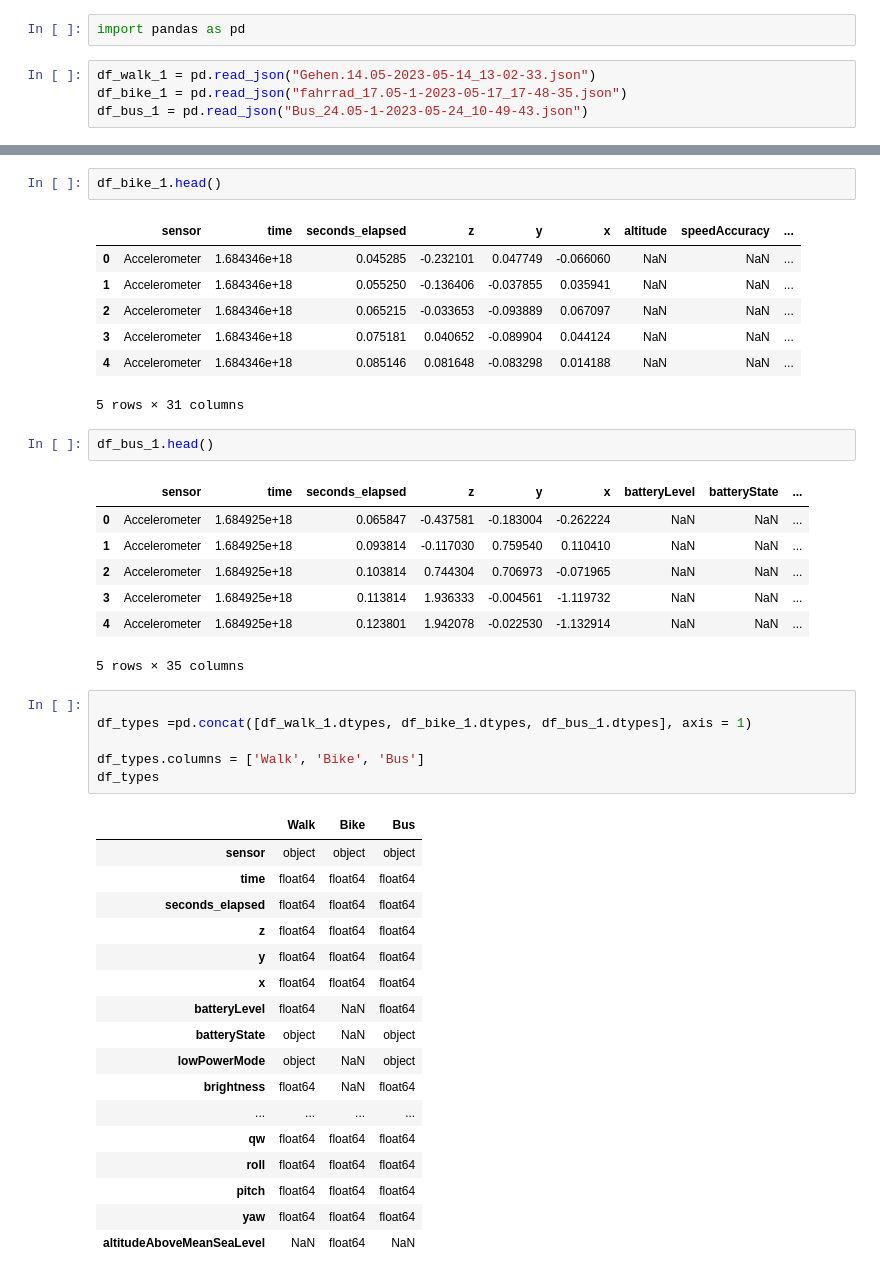
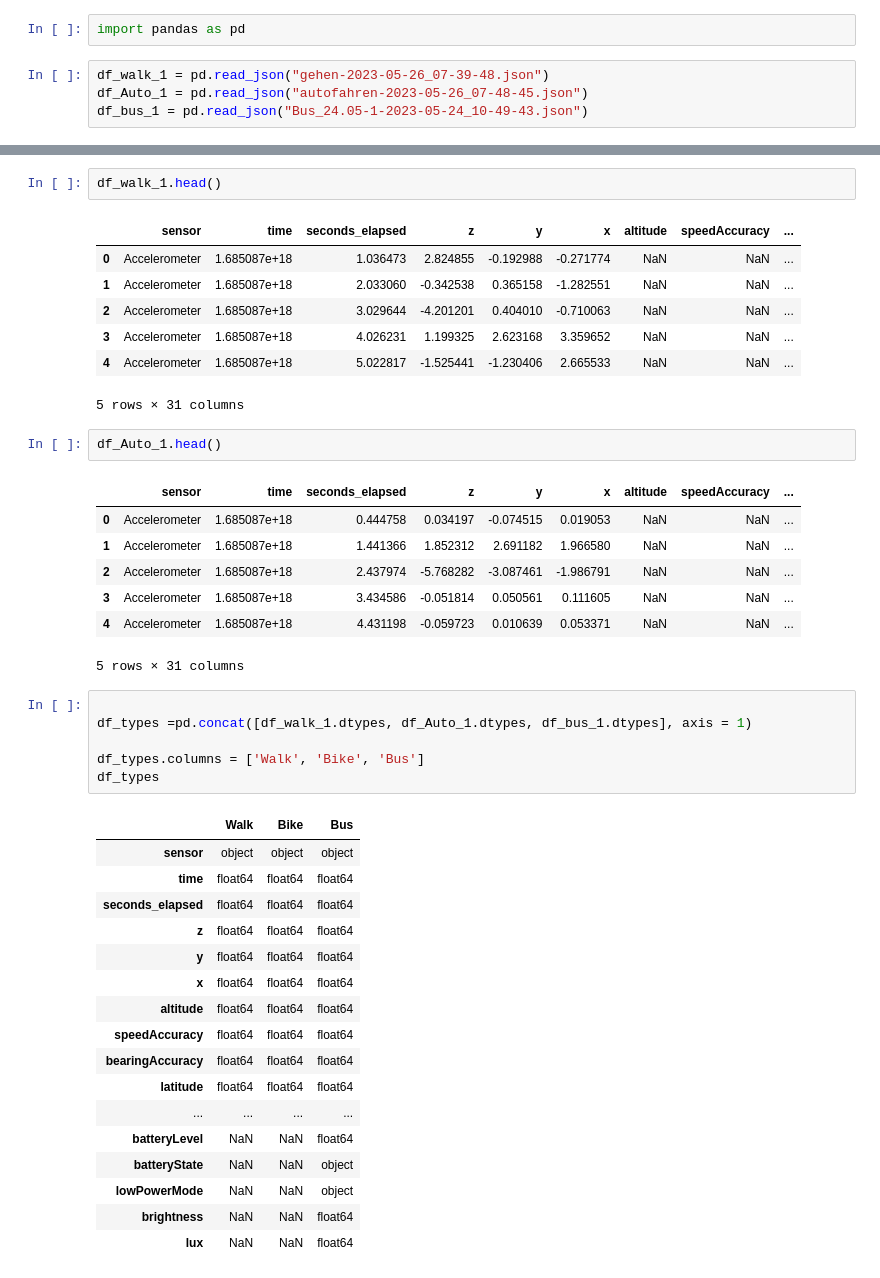
Before and after one commit to hinundher/ML4B-, a Jupyter notebook: ML4B.ipynb, the cells around one changed output, grey strips where cells are left out. Cells and saved outputs as stored; diff of their text form.

```diff
--- a/ML4B.ipynb
+++ b/ML4B.ipynb
@@ -1,8 +1,8 @@
 # %%
 import pandas as pd
 # %%
-df_walk_1 = pd.read_json("Gehen.14.05-2023-05-14_13-02-33.json")
-df_bike_1 = pd.read_json("fahrrad_17.05-1-2023-05-17_17-48-35.json")
+df_walk_1 = pd.read_json("gehen-2023-05-26_07-39-48.json")
+df_Auto_1 = pd.read_json("autofahren-2023-05-26_07-48-45.json")
 df_bus_1 = pd.read_json("Bus_24.05-1-2023-05-24_10-49-43.json")
 # %%
 df_walk_1.head()
@@ -18,48 +17,48 @@ Index(['sensor', 'time', 'seconds_elapsed', 'z', 'y', 'x', 'batteryLevel',
       dtype='object')
 # %%
-df_bike_1.head()
+df_walk_1.head()
 # %% [output]
 |  | sensor | time | seconds_elapsed | z | y | x | altitude | speedAccuracy | ... |
-| 0 | Accelerometer | 1.684346e+18 | 0.045285 | -0.232101 | 0.047749 | -0.066060 | NaN | NaN | ... |
-| 1 | Accelerometer | 1.684346e+18 | 0.055250 | -0.136406 | -0.037855 | 0.035941 | NaN | NaN | ... |
-| 2 | Accelerometer | 1.684346e+18 | 0.065215 | -0.033653 | -0.093889 | 0.067097 | NaN | NaN | ... |
-| 3 | Accelerometer | 1.684346e+18 | 0.075181 | 0.040652 | -0.089904 | 0.044124 | NaN | NaN | ... |
-| 4 | Accelerometer | 1.684346e+18 | 0.085146 | 0.081648 | -0.083298 | 0.014188 | NaN | NaN | ... |
+| 0 | Accelerometer | 1.685087e+18 | 1.036473 | 2.824855 | -0.192988 | -0.271774 | NaN | NaN | ... |
+| 1 | Accelerometer | 1.685087e+18 | 2.033060 | -0.342538 | 0.365158 | -1.282551 | NaN | NaN | ... |
+| 2 | Accelerometer | 1.685087e+18 | 3.029644 | -4.201201 | 0.404010 | -0.710063 | NaN | NaN | ... |
+| 3 | Accelerometer | 1.685087e+18 | 4.026231 | 1.199325 | 2.623168 | 3.359652 | NaN | NaN | ... |
+| 4 | Accelerometer | 1.685087e+18 | 5.022817 | -1.525441 | -1.230406 | 2.665533 | NaN | NaN | ... |
 5 rows × 31 columns
 # %%
-df_bus_1.head()
+df_Auto_1.head()
 # %% [output]
-|  | sensor | time | seconds_elapsed | z | y | x | batteryLevel | batteryState | ... |
-| 0 | Accelerometer | 1.684925e+18 | 0.065847 | -0.437581 | -0.183004 | -0.262224 | NaN | NaN | ... |
-| 1 | Accelerometer | 1.684925e+18 | 0.093814 | -0.117030 | 0.759540 | 0.110410 | NaN | NaN | ... |
-| 2 | Accelerometer | 1.684925e+18 | 0.103814 | 0.744304 | 0.706973 | -0.071965 | NaN | NaN | ... |
-| 3 | Accelerometer | 1.684925e+18 | 0.113814 | 1.936333 | -0.004561 | -1.119732 | NaN | NaN | ... |
-| 4 | Accelerometer | 1.684925e+18 | 0.123801 | 1.942078 | -0.022530 | -1.132914 | NaN | NaN | ... |
+|  | sensor | time | seconds_elapsed | z | y | x | altitude | speedAccuracy | ... |
+| 0 | Accelerometer | 1.685087e+18 | 0.444758 | 0.034197 | -0.074515 | 0.019053 | NaN | NaN | ... |
+| 1 | Accelerometer | 1.685087e+18 | 1.441366 | 1.852312 | 2.691182 | 1.966580 | NaN | NaN | ... |
+| 2 | Accelerometer | 1.685087e+18 | 2.437974 | -5.768282 | -3.087461 | -1.986791 | NaN | NaN | ... |
+| 3 | Accelerometer | 1.685087e+18 | 3.434586 | -0.051814 | 0.050561 | 0.111605 | NaN | NaN | ... |
+| 4 | Accelerometer | 1.685087e+18 | 4.431198 | -0.059723 | 0.010639 | 0.053371 | NaN | NaN | ... |
-5 rows × 35 columns
+5 rows × 31 columns
 # %%
 
-df_types =pd.concat([df_walk_1.dtypes, df_bike_1.dtypes, df_bus_1.dtypes], axis = 1)
+df_types =pd.concat([df_walk_1.dtypes, df_Auto_1.dtypes, df_bus_1.dtypes], axis = 1)
 
 df_types.columns = ['Walk', 'Bike', 'Bus']
 df_types
 # %% [output]
 |  | Walk | Bike | Bus |
 | sensor | object | object | object |
 | time | float64 | float64 | float64 |
 | seconds_elapsed | float64 | float64 | float64 |
 | z | float64 | float64 | float64 |
 | y | float64 | float64 | float64 |
 | x | float64 | float64 | float64 |
-| batteryLevel | float64 | NaN | float64 |
-| batteryState | object | NaN | object |
-| lowPowerMode | object | NaN | object |
-| brightness | float64 | NaN | float64 |
+| altitude | float64 | float64 | float64 |
+| speedAccuracy | float64 | float64 | float64 |
+| bearingAccuracy | float64 | float64 | float64 |
+| latitude | float64 | float64 | float64 |
 | ... | ... | ... | ... |
-| qw | float64 | float64 | float64 |
-| roll | float64 | float64 | float64 |
-| pitch | float64 | float64 | float64 |
-| yaw | float64 | float64 | float64 |
-| altitudeAboveMeanSeaLevel | NaN | float64 | NaN |
+| batteryLevel | NaN | NaN | float64 |
+| batteryState | NaN | NaN | object |
+| lowPowerMode | NaN | NaN | object |
+| brightness | NaN | NaN | float64 |
+| lux | NaN | NaN | float64 |
 # %%
 # data preprocessing
 
```
Also changed, not shown: parts of 8 cells of this notebook, 1 other file.
